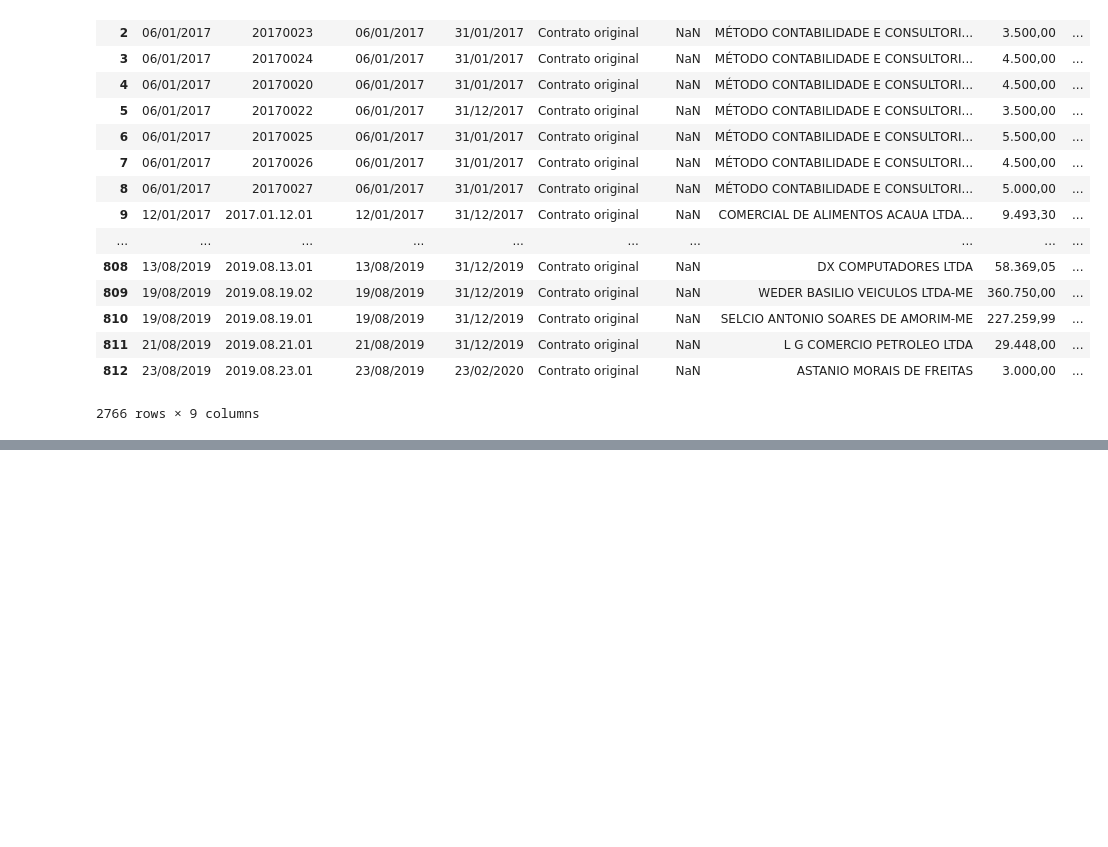
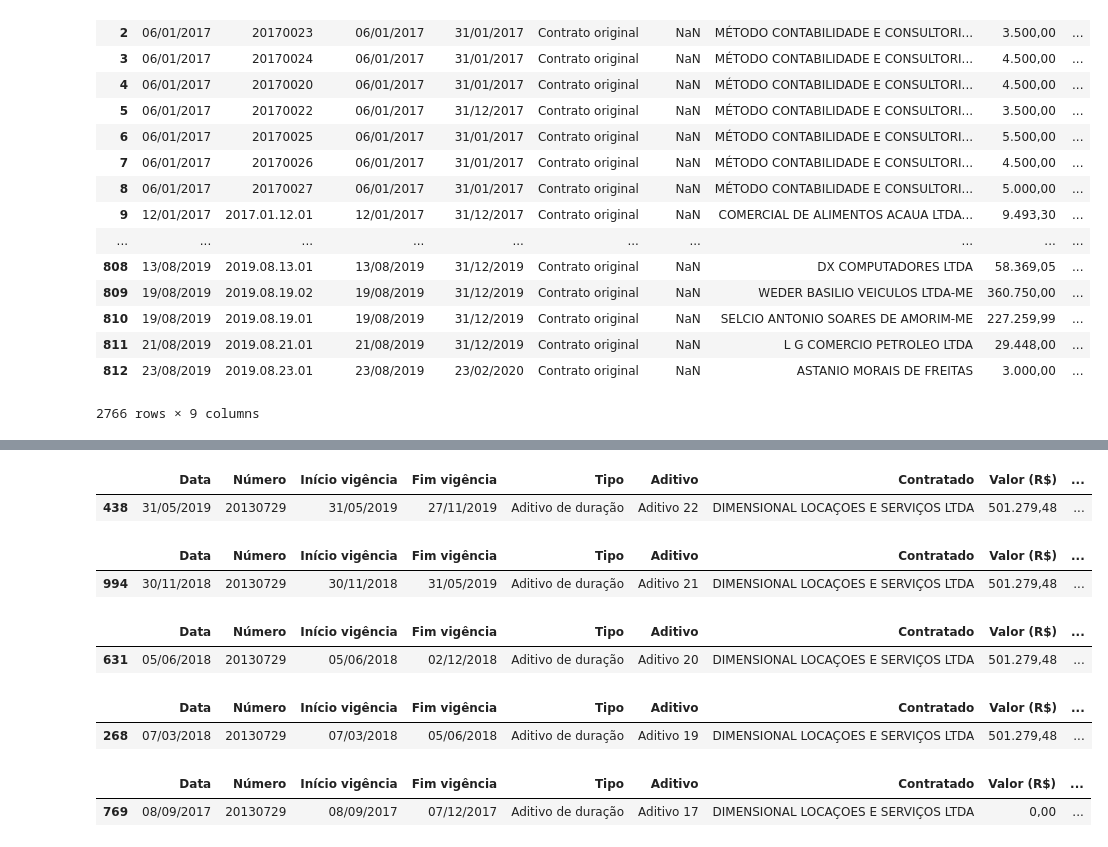
Before and after one commit to herissonsilvahs/dc_scraper, a Jupyter notebook: analises_contratos.ipynb, the cells around one changed output, grey strips where cells are left out. Drawn from its saved outputs; the diff is of its cells as text; code cells hidden in the pictures; blank space fills up the shorter version.

```diff
--- a/analises_contratos.ipynb
+++ b/analises_contratos.ipynb
@@ -43,0 +65,25 @@ all_contracts
+# %%
+all_contracts[all_contracts['Aditivo'] == 'Aditivo 22']
+# %% [output]
+|  | Data | Número | Início vigência | Fim vigência | Tipo | Aditivo | Contratado | Valor (R$) | ... |
+| 438 | 31/05/2019 | 20130729 | 31/05/2019 | 27/11/2019 | Aditivo de duração | Aditivo 22 | DIMENSIONAL LOCAÇOES E SERVIÇOS LTDA | 501.279,48 | ... |
+# %%
+all_contracts[all_contracts['Aditivo'] == 'Aditivo 21']
+# %% [output]
+|  | Data | Número | Início vigência | Fim vigência | Tipo | Aditivo | Contratado | Valor (R$) | ... |
+| 994 | 30/11/2018 | 20130729 | 30/11/2018 | 31/05/2019 | Aditivo de duração | Aditivo 21 | DIMENSIONAL LOCAÇOES E SERVIÇOS LTDA | 501.279,48 | ... |
+# %%
+all_contracts[all_contracts['Aditivo'] == 'Aditivo 20']
+# %% [output]
+|  | Data | Número | Início vigência | Fim vigência | Tipo | Aditivo | Contratado | Valor (R$) | ... |
+| 631 | 05/06/2018 | 20130729 | 05/06/2018 | 02/12/2018 | Aditivo de duração | Aditivo 20 | DIMENSIONAL LOCAÇOES E SERVIÇOS LTDA | 501.279,48 | ... |
+# %%
+all_contracts[all_contracts['Aditivo'] == 'Aditivo 19']
+# %% [output]
+|  | Data | Número | Início vigência | Fim vigência | Tipo | Aditivo | Contratado | Valor (R$) | ... |
+| 268 | 07/03/2018 | 20130729 | 07/03/2018 | 05/06/2018 | Aditivo de duração | Aditivo 19 | DIMENSIONAL LOCAÇOES E SERVIÇOS LTDA | 501.279,48 | ... |
+# %%
+all_contracts[all_contracts['Aditivo'] == 'Aditivo 17']
+# %% [output]
+|  | Data | Número | Início vigência | Fim vigência | Tipo | Aditivo | Contratado | Valor (R$) | ... |
+| 769 | 08/09/2017 | 20130729 | 08/09/2017 | 07/12/2017 | Aditivo de duração | Aditivo 17 | DIMENSIONAL LOCAÇOES E SERVIÇOS LTDA | 0,00 | ... |
```
Also changed, not shown: parts of 2 cells of this notebook, 1 other file.
